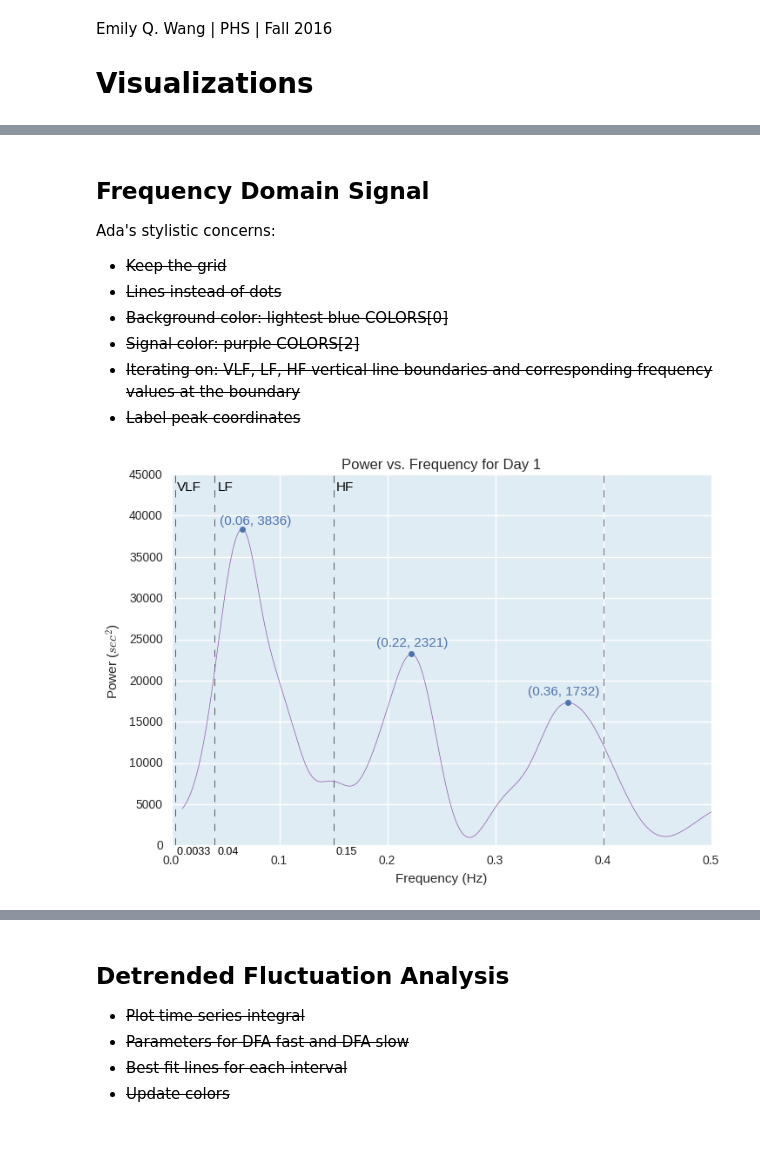
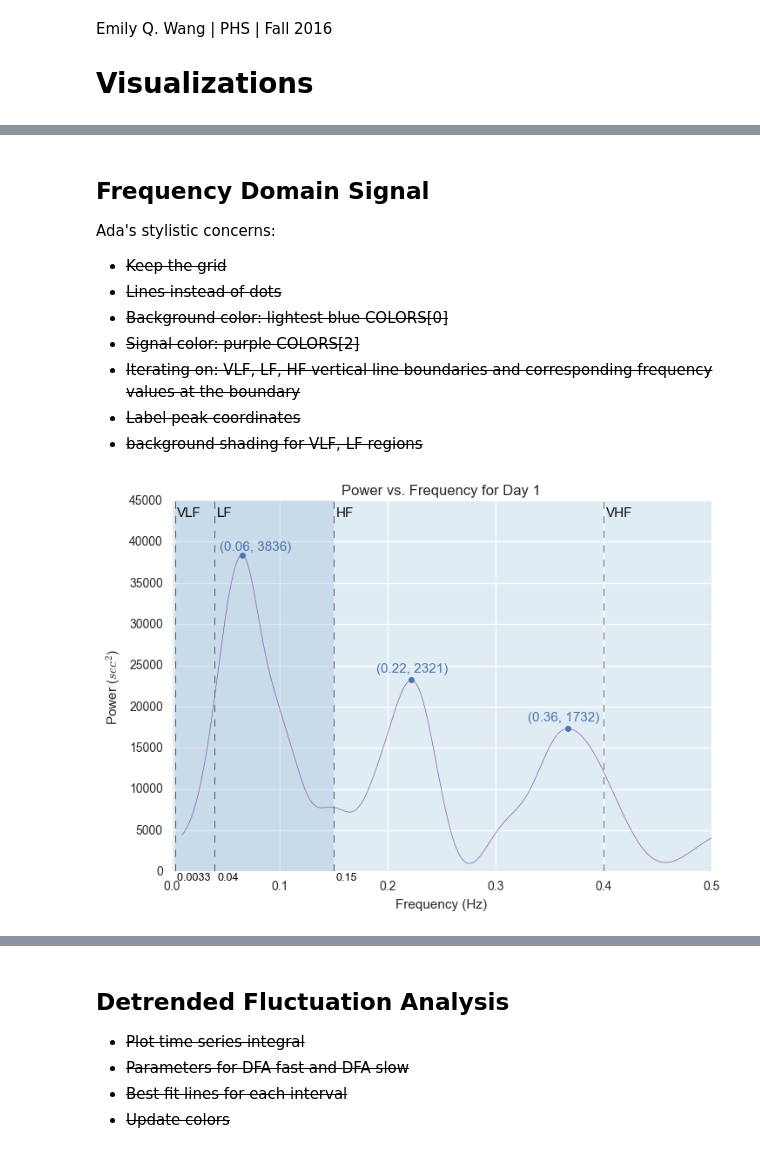
Before and after one commit to terrrychan/PHS-Project, a Jupyter notebook: Visualizations.ipynb, the cells around one changed output, grey strips where cells are left out. Drawn from its saved outputs; the diff is of its cells as text; code cells hidden in the pictures.

```diff
--- a/Visualizations.ipynb
+++ b/Visualizations.ipynb
@@ -172,6 +181,7 @@ Ada's stylistic concerns:
 - ~~Signal color: purple COLORS[2]~~
 - ~~Iterating on: VLF, LF, HF vertical line boundaries and corresponding frequency values at the boundary~~
 - ~~Label peak coordinates~~
+- ~~background shading for VLF, LF regions~~
 # %%
 plt.axvline(x=0.0033,
             linestyle=VLINESTYLE, alpha=VLINEALPHA, color=VLINECOLOR, linewidth=VLINEWIDTH)
@@ -198,40 +208,44 @@ axes.set_ylim([0, 45000])
 # labelling power regions
 place_text(0.01, 0.95, 'VLF', axes)
 place_text(0.01, -0.03, '0.0033 ', axes, specific_fontsize=9)
+# plt.axvspan(0.0033, 0.04, color='#9ebcda', alpha=0.35, linewidth=0) # zebra striping
+plt.axvspan(0.0033, 0.15, color='#9ebcda', alpha=0.35, linewidth=0) # background shading for  VLF and LF
 place_text(0.085, 0.95, 'LF', axes)
 place_text(0.085, -0.03, '0.04', axes, specific_fontsize=9)
 place_text(0.305, 0.95, 'HF', axes)
 place_text(0.305, -0.03, '0.15', axes, specific_fontsize=9)
+# plt.axvspan(0.15, 0.4, color='#9ebcda', alpha=0.35, linewidth=0) # zebra striping
+place_text(0.805, 0.95, 'VHF', axes)
 
 # labelling the peaks
 local_max_indices = argrelextrema(np.array(data['periodogram']), np.greater)
 plt.plot(data['freqs'][local_max_indices[0][0]],
          data['periodogram'][local_max_indices[0][0]],
          'o', color=LOCALMAXCOLOR, markersize=LOCALMAXMARKERSIZE)
 text = '(' + str(data['freqs'][local_max_indices[0][0]])[0:4] + ', ' + str(data['periodogram'][local_max_indices[0][0]])[0:4] + ')'
 place_text(0.09, 0.86, text, axes, specific_color=LOCALMAXCOLOR)
 
 plt.plot(data['freqs'][local_max_indices[0][2]],
          data['periodogram'][local_max_indices[0][2]],
          'o', color=LOCALMAXCOLOR, markersize=LOCALMAXMARKERSIZE)
 text = '(' + str(data['freqs'][local_max_indices[0][2]])[0:4] + ', ' + str(data['periodogram'][local_max_indices[0][2]])[0:4] + ')'
 place_text(0.38, 0.53, text, axes, specific_color=LOCALMAXCOLOR)
 
 plt.plot(data['freqs'][local_max_indices[0][3]],
          data['periodogram'][local_max_indices[0][3]],
          'o', color=LOCALMAXCOLOR, markersize=LOCALMAXMARKERSIZE)
 text = '(' + str(data['freqs'][local_max_indices[0][3]])[0:4] + ', ' + str(data['periodogram'][local_max_indices[0][3]])[0:4] + ')'
 place_text(0.66, 0.4, text, axes, specific_color=LOCALMAXCOLOR)
 
 plt.xlabel("Frequency (Hz)")
 plt.ylabel("Power ($sec^2$)")
 plt.title("Power vs. Frequency for Day 1")
 
 plt.savefig('day1_FrequencyDomainSignal.png', format='png')
 plt.savefig('day1_FrequencyDomainSignal.pdf', format='pdf')
 plt.show()
 # %% [output]
-[figure, old version]
+[figure, new version]
 # %% [markdown]
 ## Poincare Plot
 
```
Also changed, not shown: parts of 7 cells of this notebook, 13 other files.
